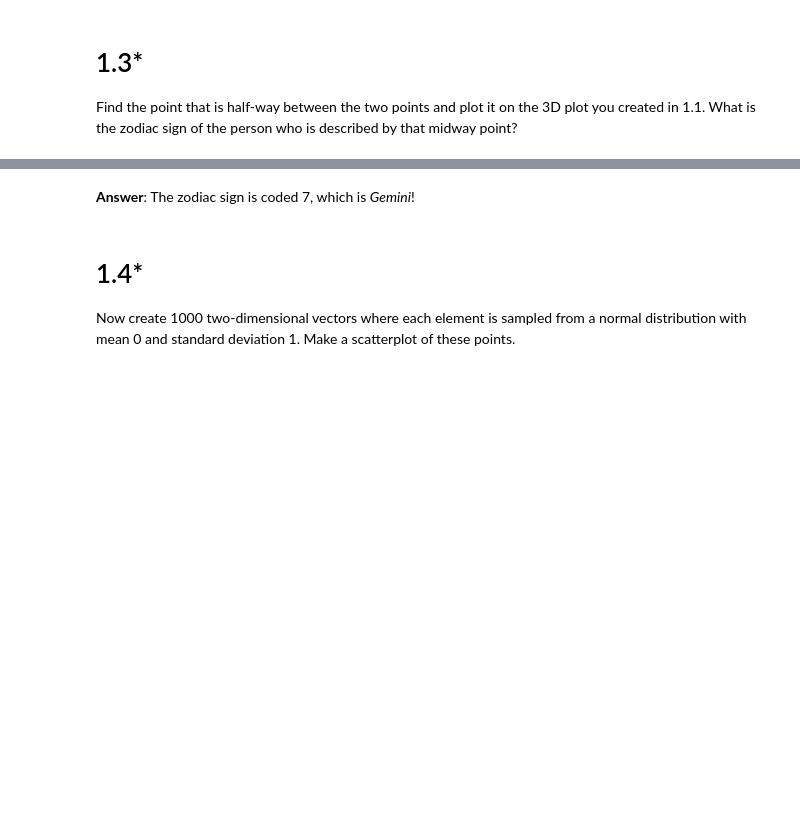
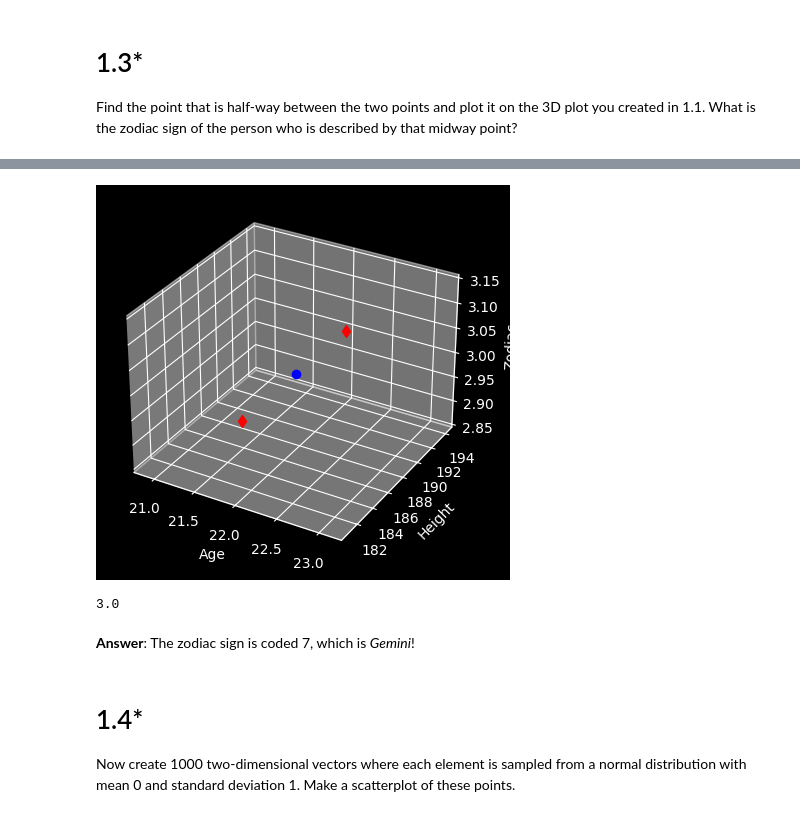
Before and after one commit to noa-bit/dm1590-labs, a Jupyter notebook: lab-2/DM1590_Lab2.ipynb, the cells around one changed output, grey strips where cells are left out. Cells and saved outputs as stored; diff of their text form; code cells hidden in the pictures; blank space fills up the shorter version.

```diff
--- a/lab-2/DM1590_Lab2.ipynb
+++ b/lab-2/DM1590_Lab2.ipynb
@@ -33,3 +54,30 @@ Find the point that is half-way between the two points and plot it on the 3D plo
+# %%
+# add your code below
+
+def halfway(a, b):
+    return (a + b) / 2
+
+noa = np.array([22, 181, 3])
+erk = np.array([22, 194, 3])
+halfway_point = halfway(noa, erk)
+
+fig = plt.figure()
+ax = fig.add_subplot(111, projection='3d')
+
+ax.plot(*noa, 'rd')
+ax.plot(*erk, 'rd')
+ax.plot(*halfway_point, 'bo')
+
+ax.set_xlabel('Age')
+ax.set_ylabel('Height')
+ax.set_zlabel('Zodiac')
+
+plt.show()
+#print(halfway_point)
+print(np.floor(halfway_point[2])) # => Halfway is
+# %% [output]
+[figure, added]
+3.0
 # %% [markdown]
 **Answer**: The zodiac sign is coded 7, which is *Gemini*!
 # %% [markdown]
```
Also changed, not shown: parts of 10 cells of this notebook, 1 other file.
